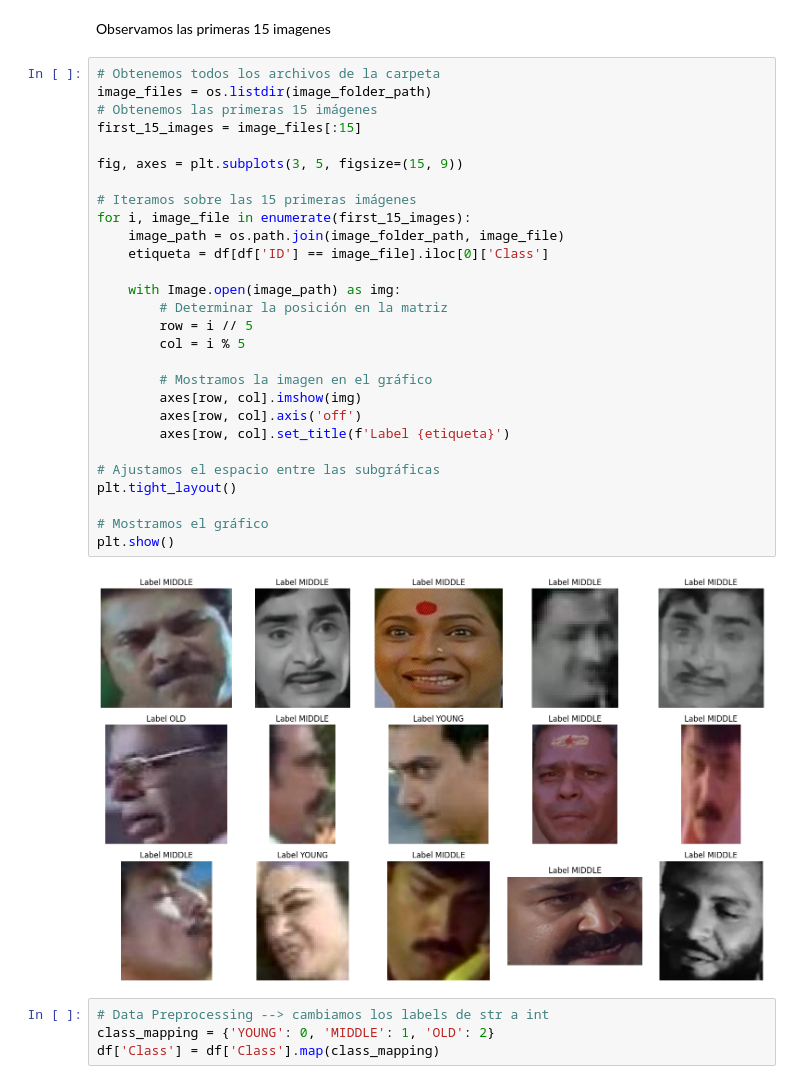
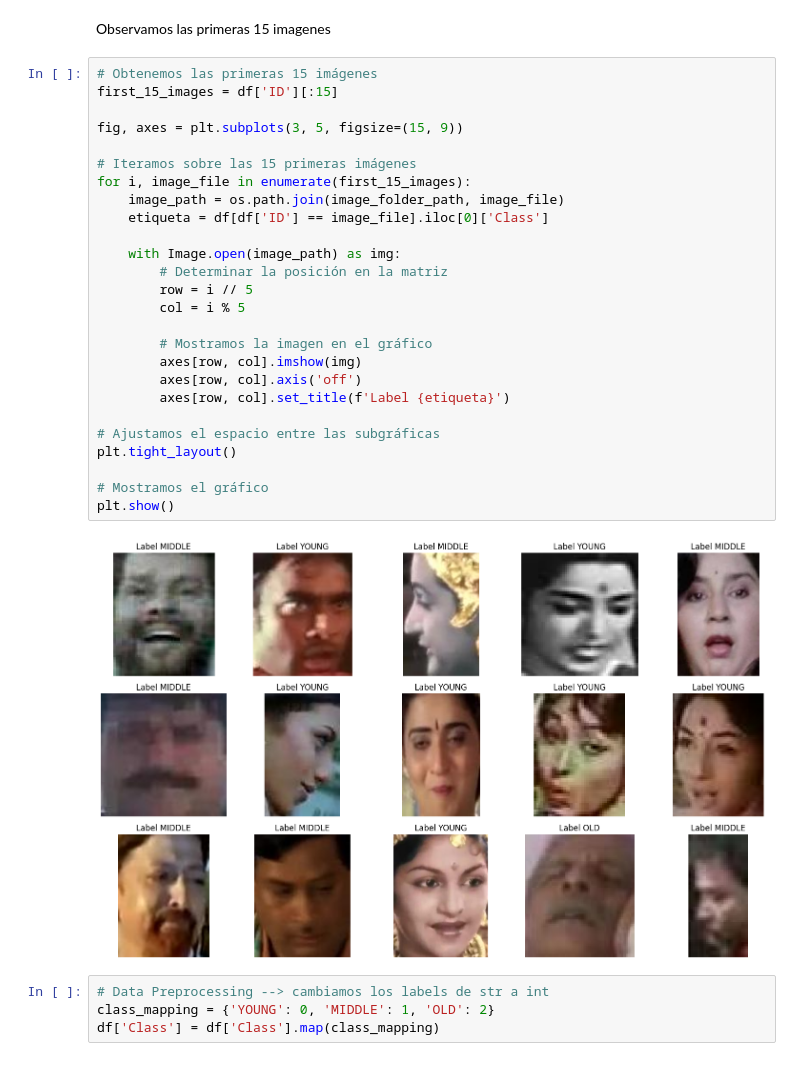
Before and after one commit to vasconcelosfer/ComputerVisionII, a Jupyter notebook: TP_VPC2_V0.ipynb, the cells around one changed output. Saved outputs shown, nothing was run; the diff lists cells and outputs as text.

```diff
--- a/TP_VPC2_V0.ipynb
+++ b/TP_VPC2_V0.ipynb
@@ -258,35 +261,33 @@ Como podemos ver, las imágenes no son cuadradas (suelen tener más largo que an
 # %% [markdown]
 Observamos las primeras 15 imagenes
 # %%
-# Obtenemos todos los archivos de la carpeta
-image_files = os.listdir(image_folder_path)
 # Obtenemos las primeras 15 imágenes
-first_15_images = image_files[:15]
+first_15_images = df['ID'][:15]
 
 fig, axes = plt.subplots(3, 5, figsize=(15, 9))
 
 # Iteramos sobre las 15 primeras imágenes
 for i, image_file in enumerate(first_15_images):
     image_path = os.path.join(image_folder_path, image_file)
     etiqueta = df[df['ID'] == image_file].iloc[0]['Class']
 
     with Image.open(image_path) as img:
         # Determinar la posición en la matriz
         row = i // 5
         col = i % 5
 
         # Mostramos la imagen en el gráfico
         axes[row, col].imshow(img)
         axes[row, col].axis('off')
         axes[row, col].set_title(f'Label {etiqueta}')
 
 # Ajustamos el espacio entre las subgráficas
 plt.tight_layout()
 
 # Mostramos el gráfico
 plt.show()
 # %% [output]
-[figure, old version]
+[figure, new version]
 # %%
 # Data Preprocessing --> cambiamos los labels de str a int
 class_mapping = {'YOUNG': 0, 'MIDDLE': 1, 'OLD': 2}
```
Also changed, not shown: parts of 20 cells of this notebook.
